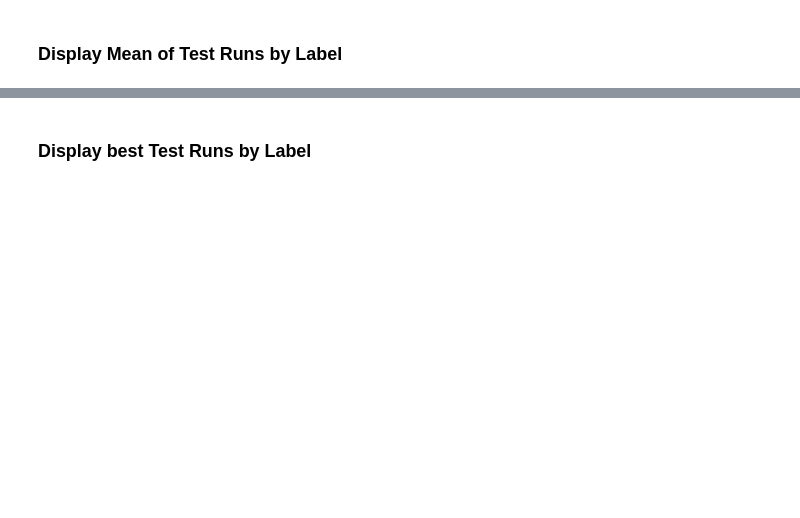
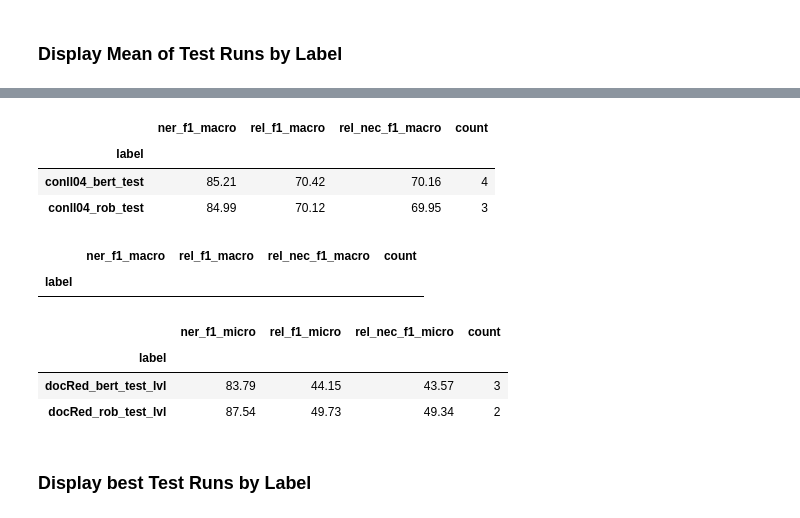
Before and after one commit to kamfonas/Poking_At_SpERT, a Jupyter notebook: notebooks/hyperparm_selection.ipynb, the cells around one changed output, grey strips where cells are left out. Saved outputs shown, nothing was run; the diff lists cells and outputs as text; code cells hidden in the pictures; blank space fills up the shorter version.

```diff
--- a/notebooks/hyperparm_selection.ipynb
+++ b/notebooks/hyperparm_selection.ipynb
@@ -359,3 +448,31 @@ display(means[['ner_f1_macro','rel_f1_macro',	'rel_nec_f1_macro', 'ner_f1_micro'
+# %%
+filter0 = [x for x in means.index if not x.endswith('lvl')]
+filter1 = [x for x in means.index if  x.endswith('lvl') and not x.startswith('docRed')]
+filter2 = [x for x in means.index if  x.endswith('lvl') and     x.startswith('docRed')]
+cols0 = [c for c in means.columns if  'macro' in c or c == 'count']
+cols1 = [c for c in means.columns if  'macro' in c or c == 'count']
+cols2 = [c for c in means.columns if  'micro' in c or c == 'count']
+res0 = means.loc[filter0][cols0].round(decimals=2)
+res1 = means.loc[filter1][cols1].round(decimals=2)
+res2 = means.loc[filter2][cols2].round(decimals=2)
+display(res0)
+display(res1)
+display(res2)
+
+res0.to_latex('test_result_avgs_original_datasets.tex')
+res1.to_latex('test_result_avgs_level_analysis.tex')
+res2.to_latex('test_result_avgs_docRed_dataset.tex')
+# %% [output]
+|  | ner_f1_macro | rel_f1_macro | rel_nec_f1_macro | count |
+| label |  |  |  |  |
+| conll04_bert_test | 85.21 | 70.42 | 70.16 | 4 |
+| conll04_rob_test | 84.99 | 70.12 | 69.95 | 3 |
+|  | ner_f1_macro | rel_f1_macro | rel_nec_f1_macro | count |
+| label |  |  |  |  |
+|  | ner_f1_micro | rel_f1_micro | rel_nec_f1_micro | count |
+| label |  |  |  |  |
+| docRed_bert_test_lvl | 83.79 | 44.15 | 43.57 | 3 |
+| docRed_rob_test_lvl | 87.54 | 49.73 | 49.34 | 2 |
 # %% [markdown]
 ### Display best Test Runs by Label
 # %%
```
Also changed, not shown: parts of 49 cells of this notebook, 41 other files.
